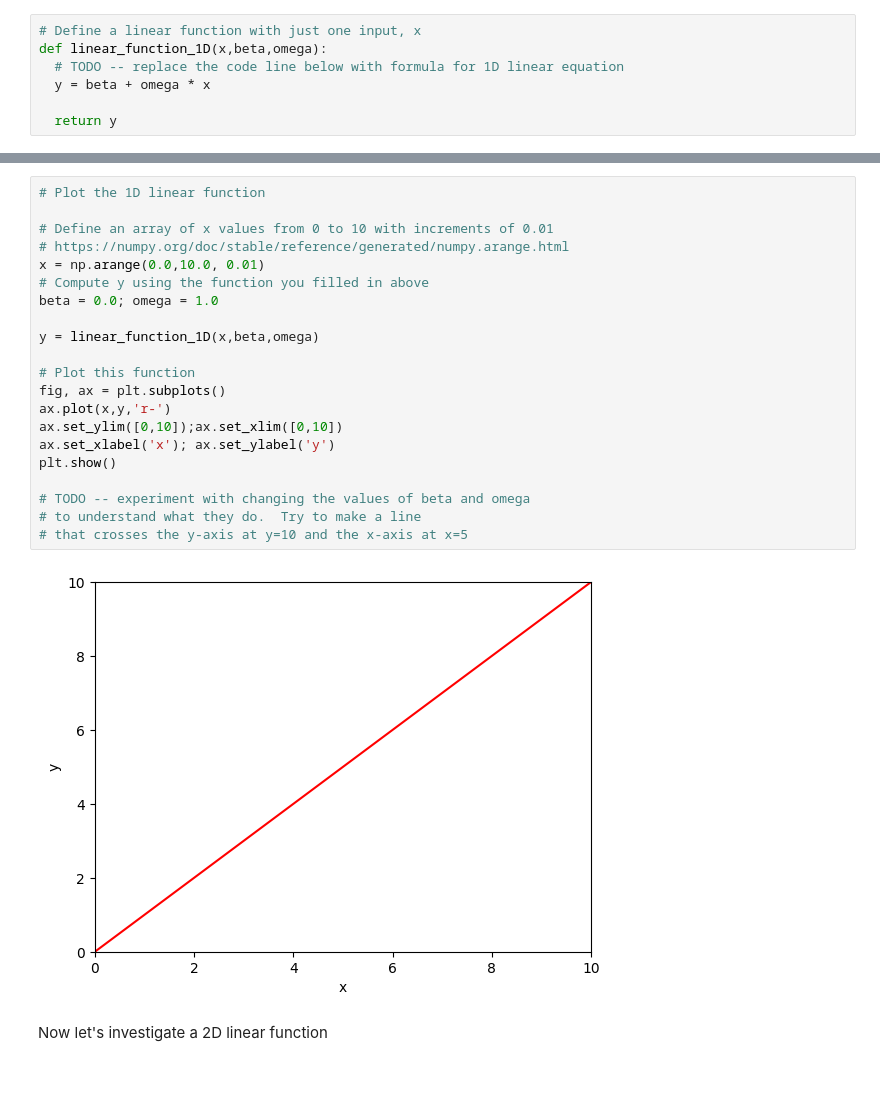
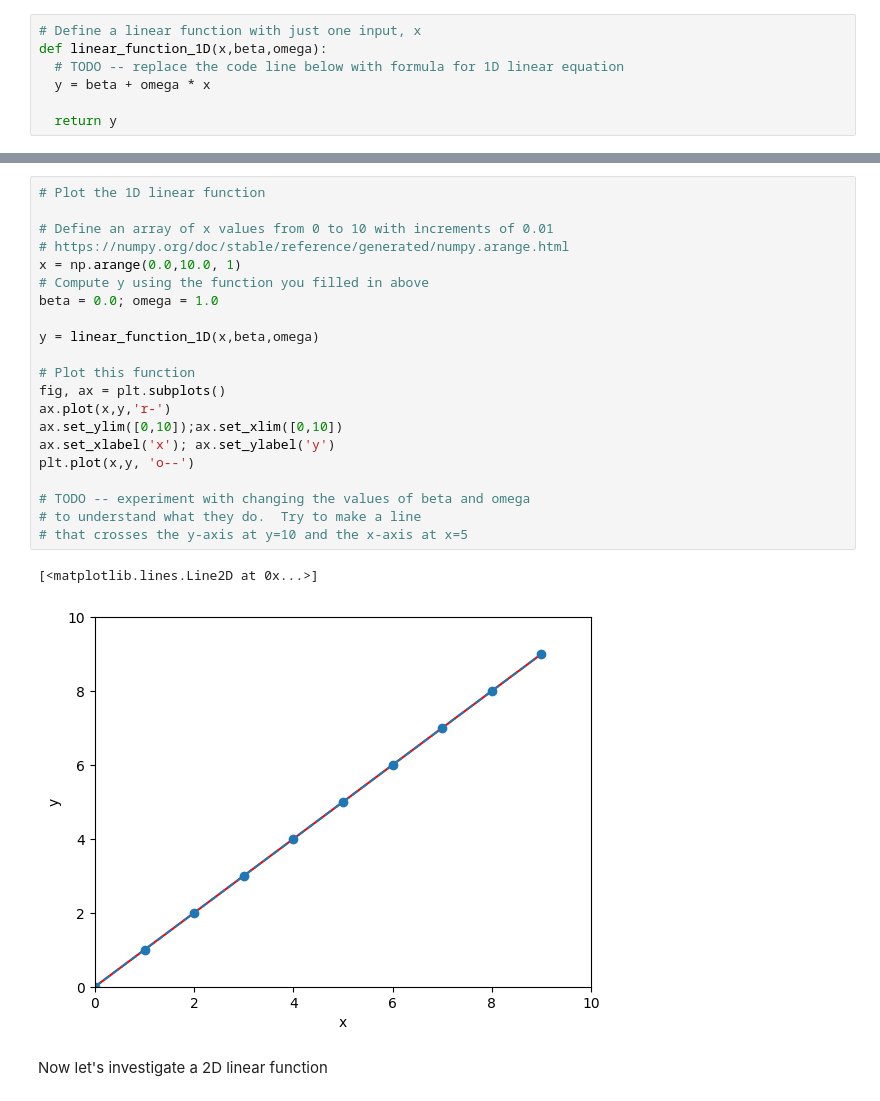
Before and after one commit to sdchem0071/udlbookpractice, a Jupyter notebook: Notebooks/Chap01/1_1_BackgroundMathematics.ipynb, the cells around one changed output, grey strips where cells are left out. Saved outputs shown, nothing was run; the diff lists cells and outputs as text.

```diff
--- a/Notebooks/Chap01/1_1_BackgroundMathematics.ipynb
+++ b/Notebooks/Chap01/1_1_BackgroundMathematics.ipynb
@@ -32,26 +37,27 @@ def linear_function_1D(x,beta,omega):
 # %%
 # Plot the 1D linear function
 
 # Define an array of x values from 0 to 10 with increments of 0.01
 # https://numpy.org/doc/stable/reference/generated/numpy.arange.html
-x = np.arange(0.0,10.0, 0.01)
+x = np.arange(0.0,10.0, 1)
 # Compute y using the function you filled in above
 beta = 0.0; omega = 1.0
 
 y = linear_function_1D(x,beta,omega)
 
 # Plot this function
 fig, ax = plt.subplots()
 ax.plot(x,y,'r-')
 ax.set_ylim([0,10]);ax.set_xlim([0,10])
 ax.set_xlabel('x'); ax.set_ylabel('y')
-plt.show()
+plt.plot(x,y, 'o--')
 
 # TODO -- experiment with changing the values of beta and omega
 # to understand what they do.  Try to make a line
 # that crosses the y-axis at y=10 and the x-axis at x=5
 # %% [output]
+[<matplotlib.lines.Line2D at 0x...>]
-[figure, old version]
+[figure, new version]
 # %% [markdown]
 Now let's investigate a 2D linear function
 # %%
```
Also changed, not shown: parts of 3 cells of this notebook.
